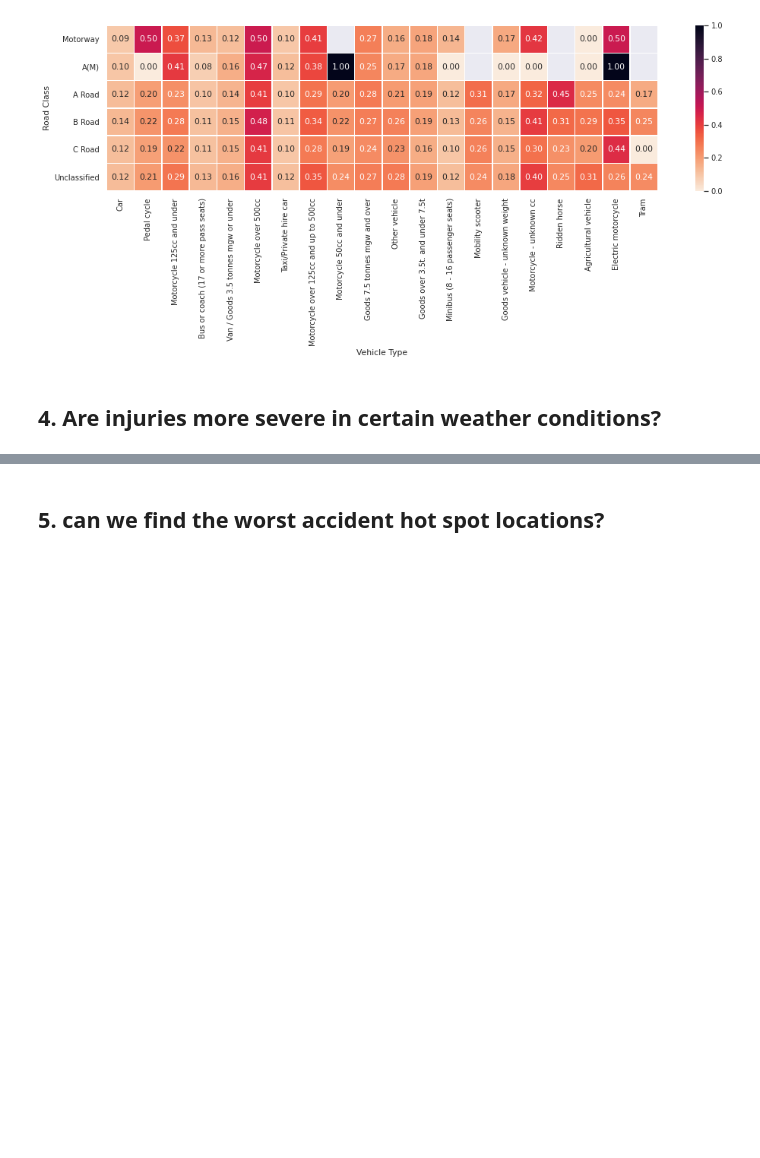
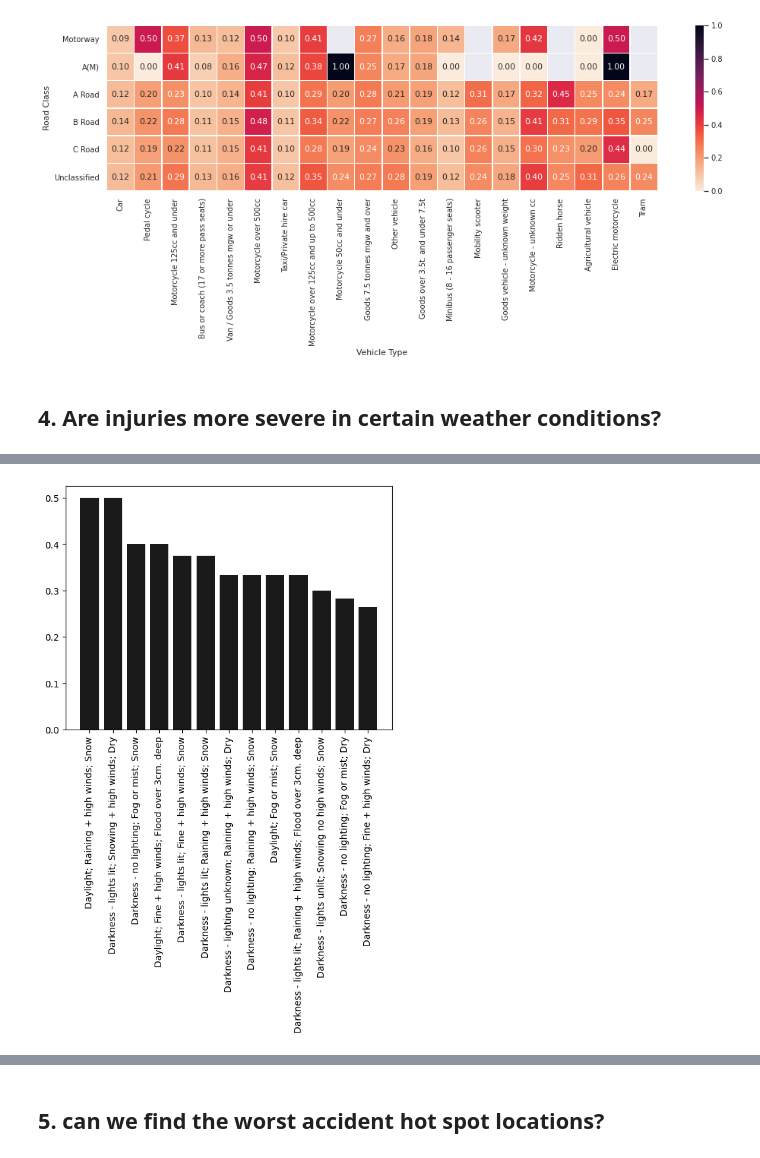
Before and after one commit to GaborJenei/DS-Stackoverflow-Survey, a Jupyter notebook: 01_Intro_to_DS/3_BlogPost/Udacity DSND Project1_BlogPost.ipynb, the cells around one changed output, grey strips where cells are left out. Drawn from its saved outputs; the diff is of its cells as text; code cells hidden in the pictures; blank space fills up the shorter version.

```diff
--- a/01_Intro_to_DS/3_BlogPost/Udacity DSND Project1_BlogPost.ipynb
+++ b/01_Intro_to_DS/3_BlogPost/Udacity DSND Project1_BlogPost.ipynb
@@ -386,10 +420,21 @@ ax.axhline(lower_threshold, ls='-.', color='k')
-# %%
-df_ksi_props.loc[df_ksi_props['KSI']>=upper_threshold, 'KSI cat'] = 'High KSI'
-df_ksi_props.loc[(df_ksi_props['KSI']<upper_threshold) & (df_ksi_props['KSI']>=lower_threshold), 'KSI cat'] = 'Medium KSI'
-df_ksi_props.loc[df_ksi_props['KSI']<lower_threshold, 'KSI cat'] = 'Low KSI'
 # %%
-df_ksi_props['KSI cat'] = df_ksi_props['KSI cat'].astype('category')
+labels = ['Low KSI', 'Medium KSI', 'High KSI']
+bins = [0, lower_threshold, upper_threshold, df_ksi_props['KSI'].max()+1]
+
+df_ksi_props['KSI cat'] = pd.cut(df_ksi_props['KSI'], bins, right=False,labels=labels)
 df_ksi_props['KSI cat code'] = df_ksi_props['KSI cat'].cat.codes
+# %%
+df_ksi_props_high = df_ksi_props[df_ksi_props['KSI cat'] == 'High KSI']
+
+# plot it
+plt.style.use('default')
+fig, ax = plt.subplots()
+
+ax.bar(df_ksi_props_high['label'], df_ksi_props_high['KSI'], linewidth=1, width=0.8, color='k')
+
+plt.xticks(rotation = 90);
+# %% [output]
+[figure, added]
 # %%
 fig = px.parallel_categories(df_ksi_props[['Light_Conditions', 'Weather_Conditions', 'Road_Surface_Conditions','KSI','KSI cat','KSI cat code']],
                              dimensions=['Light_Conditions', 'Weather_Conditions', 'Road_Surface_Conditions','KSI cat'],
```
Also changed, not shown: parts of 20 cells of this notebook.
